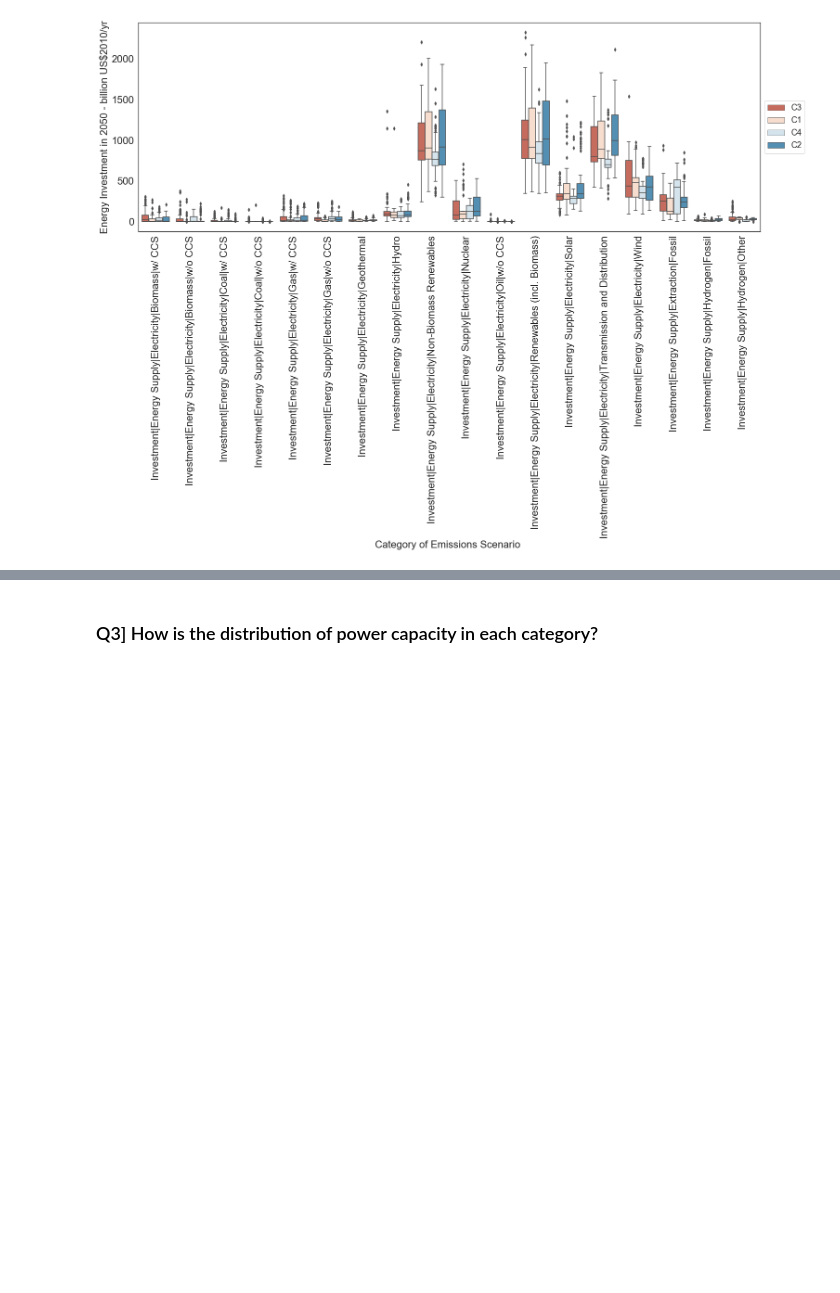
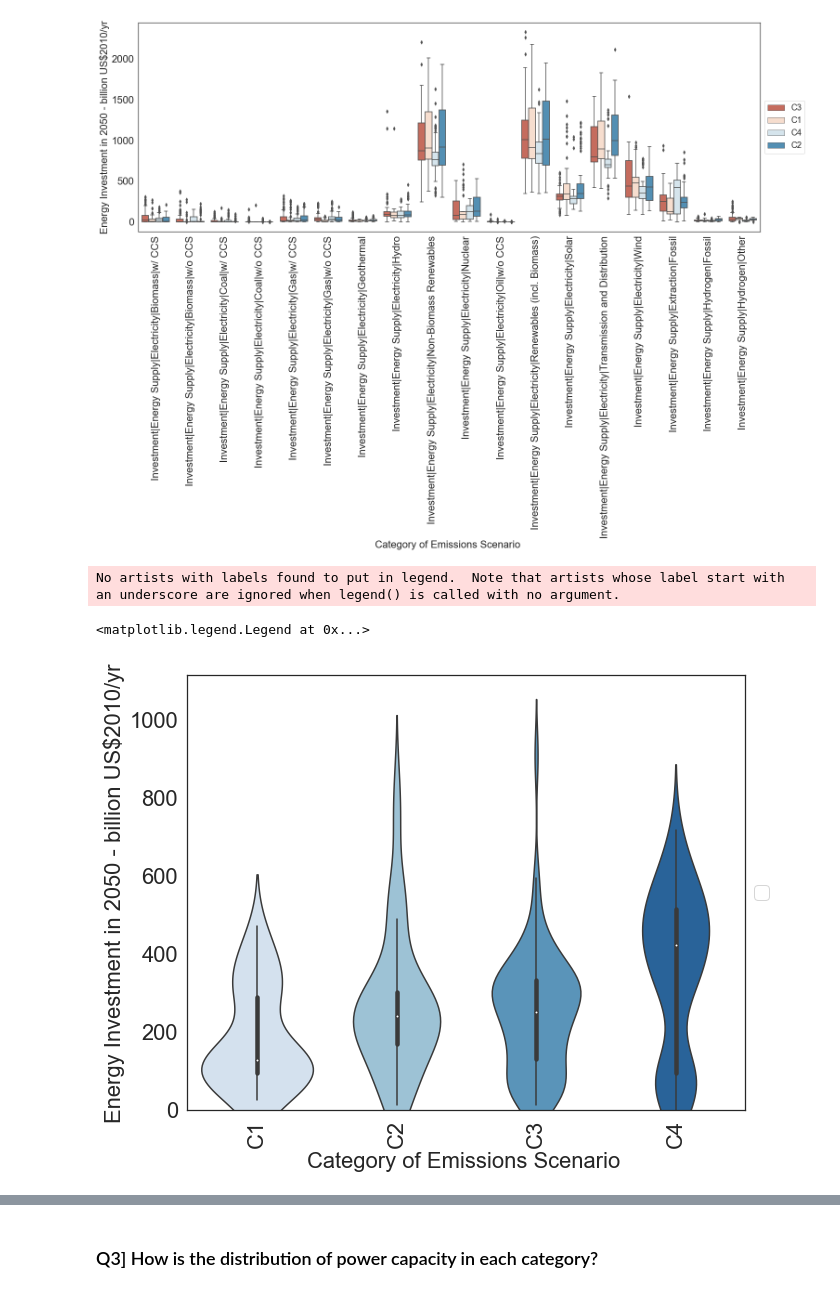
Before and after one commit to muadelm/IPCC_Scenarios, a Jupyter notebook: demand_emissions_categories/IPCC_pandas_profiling_28August2022_22Sep.ipynb, the cells around one changed output, grey strips where cells are left out. Drawn from its saved outputs; the diff is of its cells as text; code cells hidden in the pictures; blank space fills up the shorter version.

```diff
--- a/demand_emissions_categories/IPCC_pandas_profiling_28August2022_22Sep.ipynb
+++ b/demand_emissions_categories/IPCC_pandas_profiling_28August2022_22Sep.ipynb
@@ -333,3 +370,25 @@ plt.legend(prop={'size': 18}, loc='center left', bbox_to_anchor=(1, 0.5))
 # %% [output]
 <matplotlib.legend.Legend at 0x...>
 [figure]
+# %%
+# change picture size of the resulting graph
+sns.set(rc={'figure.figsize':(10,8)})
+
+
+# change the background color
+sns.set_style("white")
+
+#plot energy data
+sns.violinplot(x='Category', y='2050', data=ipcc_inv[ipcc_inv['Variable']=='Investment|Energy Supply|Extraction|Fossil'], palette='Blues', order =['C1','C2','C3','C4'])
+plt.ylabel('Energy Investment in 2050 - billion US$2010/yr', size = 22)
+plt.yticks(size = 22)
+plt.yticks(size = 22)
+plt.ylim(0)
+
+plt.xlabel('Category of Emissions Scenario ', size = 22)
+plt.xticks(size = 22, rotation = 90);
+plt.legend(prop={'size': 18}, loc='center left', bbox_to_anchor=(1, 0.5))
+# %% [output]
+No artists with labels found to put in legend.  Note that artists whose label start with an underscore are ignored when legend() is called with no argument.
+<matplotlib.legend.Legend at 0x...>
+[figure, added]
```
Also changed, not shown: parts of 25 cells of this notebook.
